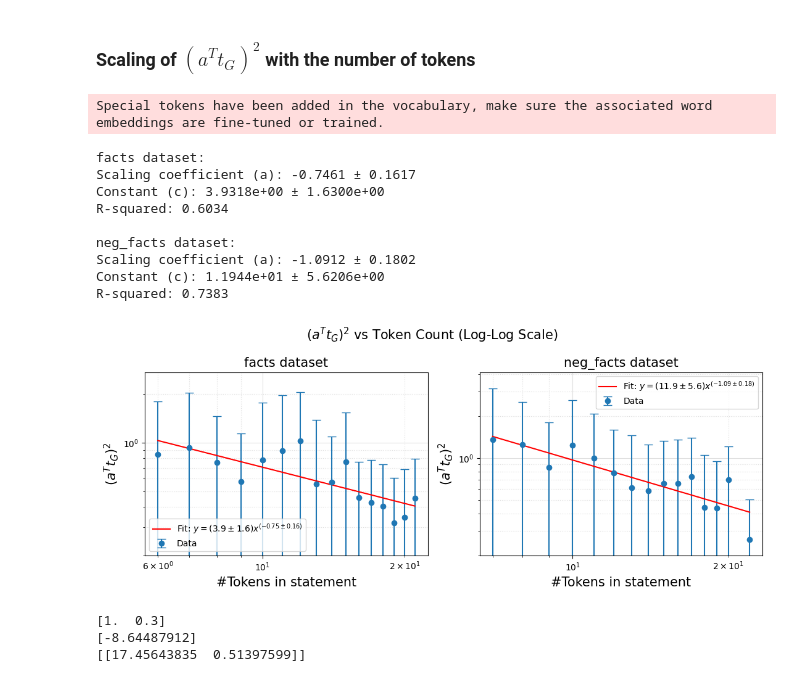
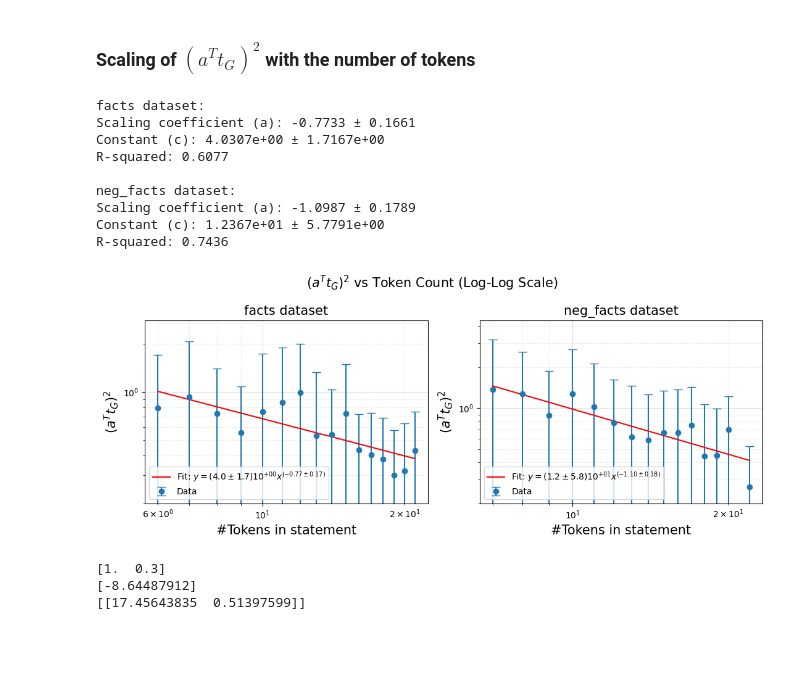
Before and after one commit to sciai-lab/Truth_is_Universal, a Jupyter notebook: truth_directions.ipynb, the cells around one changed output. Drawn from its saved outputs; the diff is of its cells as text; code cells hidden in the pictures; blank space fills up the shorter version.

```diff
--- a/truth_directions.ipynb
+++ b/truth_directions.ipynb
@@ -691,6 +691,10 @@ for i, dataset in enumerate(datasets):
 
     # Create a dictionary to store projections for each word count with corresponding labels
     token_count_dict = defaultdict(lambda: {'0': [], '1': []})
+
+    #log_token_counts = np.log(np.array(token_counts))
+    #log_prod_g = np.log(prod_g**2)
+    #result = stats.linregress(log_token_counts, log_prod_g)
 
     # Populate the dictionary
     for wc, pg, label in zip(token_counts, prod_g, labels):
@@ -741,46 +745,51 @@ for i, dataset in enumerate(datasets):
 
     # Plot the fitted line
     x_fit = np.logspace(np.log10(filtered_token_counts.min()), np.log10(filtered_token_counts.max()), 100)
     y_fit = c * x_fit**a
-    axs[i].plot(x_fit, y_fit, 'r-', label=f'Fit: $y = ({c:.1f}\pm {se_c:.1f}) x^{{({a:.2f} \\pm {se_a:.2f})}}$')
+    # Extract the mantissa and exponent for c and se_c
+    c_mantissa, c_exponent = f"{c:.1e}".split('e')
+    se_c_mantissa, _ = f"{se_c:.1e}".split('e')  # Use the same exponent as c
+
+    # Plot the fitted line with the desired format
+    axs[i].plot(x_fit, y_fit, 'r-', label=f'Fit: $y = ({c_mantissa} \pm {se_c_mantissa}) 10^{{{c_exponent}}} x^{{({a:.2f} \\pm {se_a:.2f})}}$')
+
 
     axs[i].set_xscale('log')
     axs[i].set_yscale('log')
     axs[i].set_xlabel('#Tokens in statement', size=15)
     axs[i].set_ylabel('$(a^T t_G)^2$', size=15)
     axs[i].set_title(f'{dataset} dataset', size=15)
     axs[i].grid(True, which="both", ls="-", alpha=0.4)
     axs[i].legend()
 
     # Add minor gridlines
     axs[i].minorticks_on()
     axs[i].grid(which="minor", linestyle=":", alpha=0.4)
 
     # Set y-axis limit
-    y_min = 2e-1  # Adjust this value as needed
+    y_min =2e-1  # Adjust this value as needed
     axs[i].set_ylim(bottom=y_min)
 
     print(f"{dataset} dataset:")
     print(f"Scaling coefficient (a): {a:.4f} ± {se_a:.4f}")
     print(f"Constant (c): {c:.4e} ± {se_c:.4e}")
     print(f"R-squared: {result.rvalue**2:.4f}")
     print()
 
 plt.suptitle("$(a^T t_G)^2$ vs Token Count (Log-Log Scale)", size=15)
 plt.tight_layout()
 plt.show()
 # %% [output]
-Special tokens have been added in the vocabulary, make sure the associated word embeddings are fine-tuned or trained.
+facts dataset:
+Scaling coefficient (a): -0.7733 ± 0.1661
+Constant (c): 4.0307e+00 ± 1.7167e+00
+R-squared: 0.6077
+
+neg_facts dataset:
+Scaling coefficient (a): -1.0987 ± 0.1789
+Constant (c): 1.2367e+01 ± 5.7791e+00
+R-squared: 0.7436
-facts dataset:
-Scaling coefficient (a): -0.7461 ± 0.1617
-Constant (c): 3.9318e+00 ± 1.6300e+00
-R-squared: 0.6034
-
-neg_facts dataset:
-Scaling coefficient (a): -1.0912 ± 0.1802
-Constant (c): 1.1944e+01 ± 5.6206e+00
-R-squared: 0.7383
-[figure, old version]
+[figure, new version]
 # %%
 data = np.zeros((100,2))
 # zeroth feature is perfectly predictive of label
```
Also changed, not shown: parts of 8 cells of this notebook, 6 other files.
